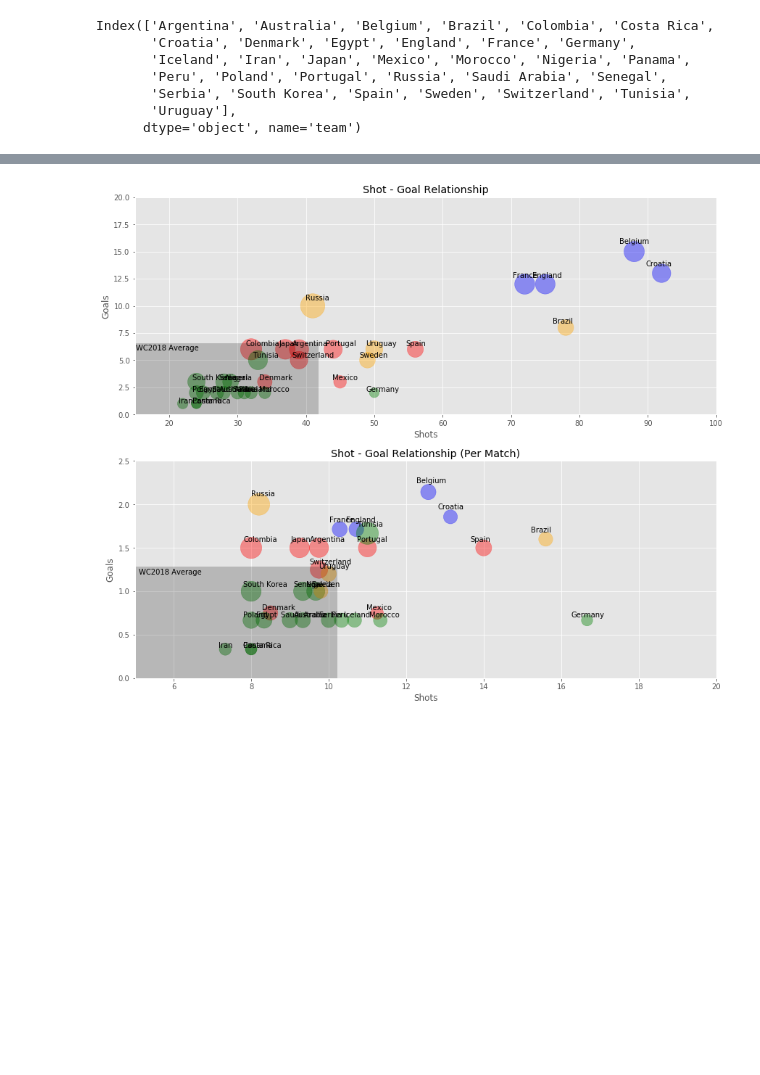
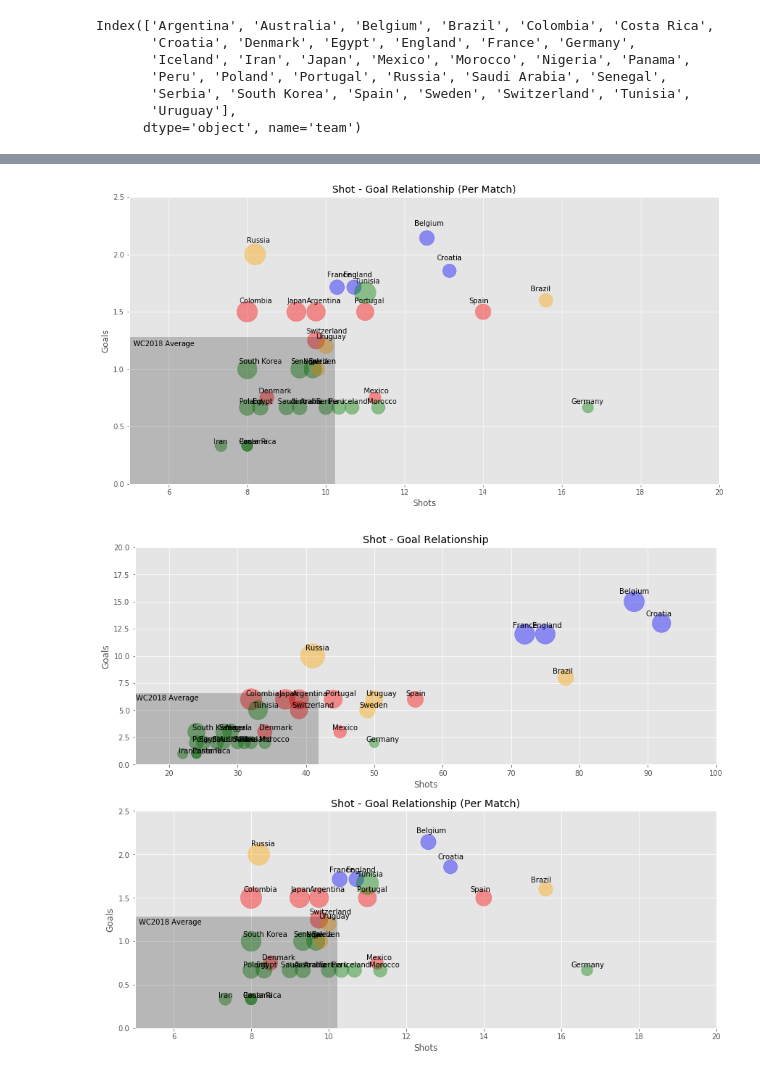
Before and after one commit to bkktimber/keyboard-manager, a Jupyter notebook: get_data.ipynb, the cells around one changed output, grey strips where cells are left out. Saved outputs shown, nothing was run; the diff lists cells and outputs as text; code cells hidden in the pictures; blank space fills up the shorter version.

```diff
--- a/get_data.ipynb
+++ b/get_data.ipynb
@@ -199,3 +224,29 @@ def format_axes(fig):
+# %%
+fig = plt.figure(figsize=(15, 7.5))
+ax2 = fig.add_subplot(1,1,1)
+ax2.scatter(shot_outcome.shot_per_game, shot_outcome.goal_per_game,
+            s=500 * shot_outcome.conversion_per_game/shot_outcome.conversion_per_game.mean(),
+            c=shot_outcome.progress.apply(lambda x: colour_dict[x]),
+           alpha=0.4)
+ax2.axvspan(0,
+            shot_outcome.shot_per_game.mean(),
+            ymin=0,
+            ymax=shot_outcome.goal_per_game.mean()/shot_outcome.goal_per_game.max(),
+            alpha=0.2, color='black')
+for i, txt in enumerate(shot_outcome.index):
+    ax2.annotate(txt, (shot_outcome.shot_per_game[i] * 0.975, shot_outcome.goal_per_game[i] * 1.05))
+
+ax2.set_title('Shot - Goal Relationship (Per Match)')
+ax2.set_xlabel('Shots')
+ax2.set_ylabel('Goals')
+ax2.set_xlim([5, 20])
+ax2.set_ylim([0, 2.5])
+ax2.annotate('WC2018 Average', xy=(5, 1), xytext=(5.1, shot_outcome.goal_per_game.mean() + 0.1))
+
+plt.savefig('pics/goal-shot-permatch.png', format='png', bbox_inches='tight')
+plt.show()
+# %% [output]
+[figure, added]
 # %%
 fig = plt.figure(constrained_layout=True)
 
```
Also changed, not shown: parts of 37 cells of this notebook, 9 other files.
